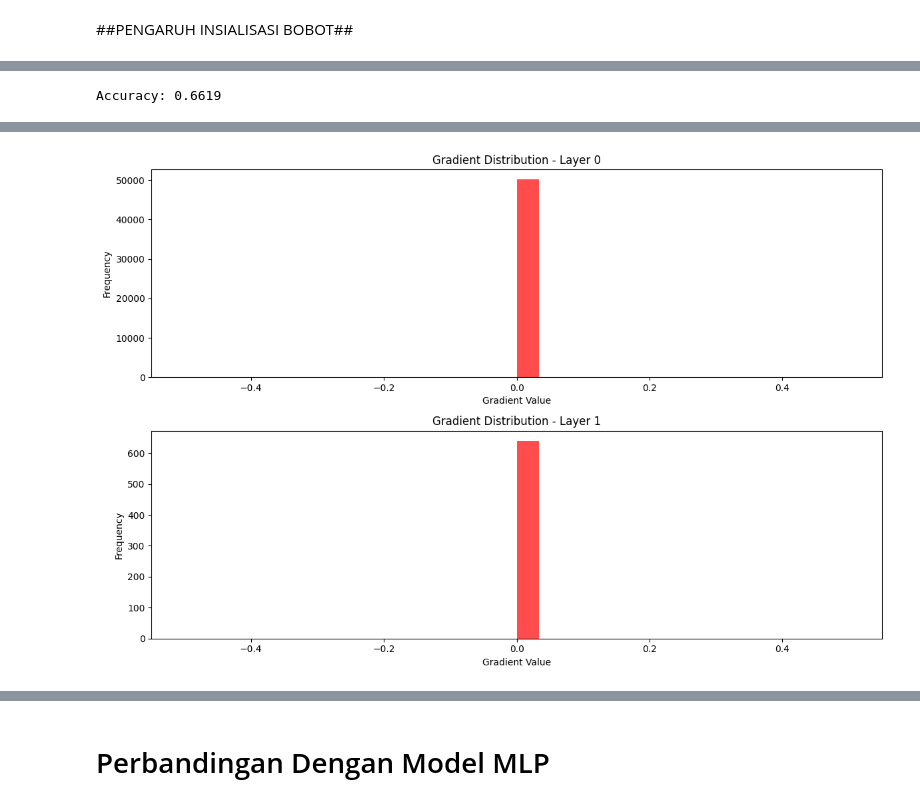
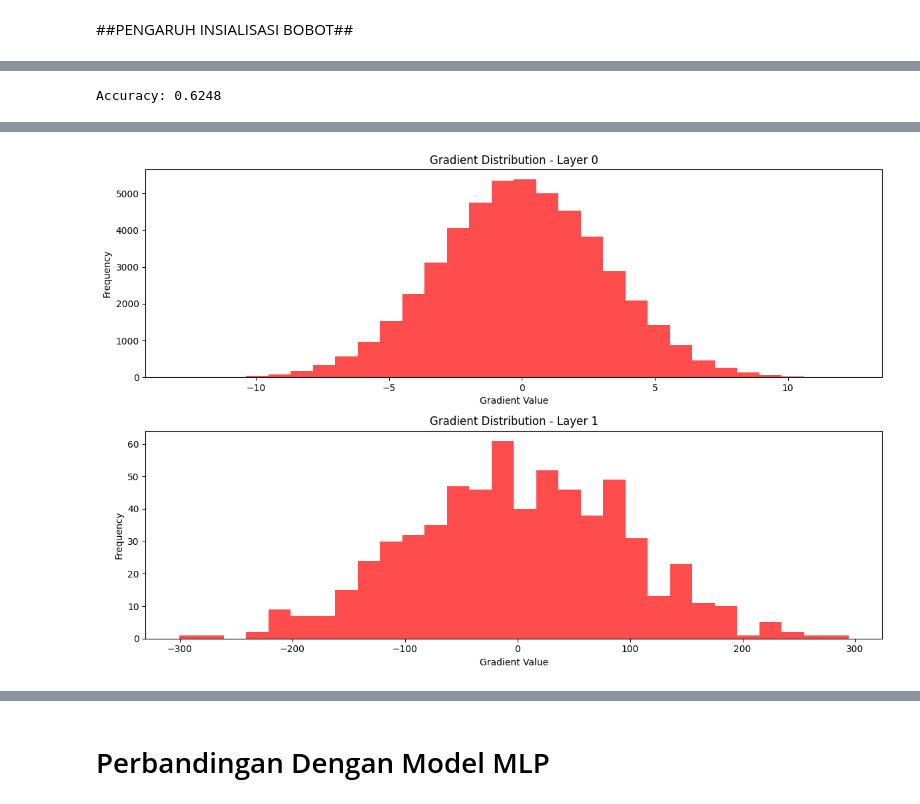
Before and after one commit to UburUburLembur/TugasBesar1IF3270_Kelompok16, a Jupyter notebook: src/test.ipynb, the cells around one changed output, grey strips where cells are left out. Cells and saved outputs as stored; diff of their text form; code cells hidden in the pictures.

```diff
--- a/src/test.ipynb
+++ b/src/test.ipynb
@@ -359,7 +377,9 @@ ann = NeuralNetwork(
     activations=["relu", "relu", "relu", "relu", "relu", "softmax"],
     loss_function="categorical_cross_entropy",
     weight_init_methods=["he", "he", "he", "he", "he", "xavier"],
-    weight_init_params=[{"seed":66}] * 6
+    weight_init_params=[{"seed":66}] * 6,
+    regularization = "l2",
+    lambda_reg = 0.001
 )
 
 ann.train(X_train, y_train, batch_size=32, learning_rate=0.01, epochs=20, X_val=X_test, y_val=y_test)
@@ -384,7 +404,9 @@ Accuracy: 0.5418
 ##PENGARUH INSIALISASI BOBOT##
 # %%
 # Zero Initialization
-ann = NeuralNetwork(input_size=784, hidden_layers=[64], output_size=10, activations=["relu", "softmax"], loss_function="categorical_cross_entropy", weight_init_methods=["zero","zero"], weight_init_params=[{"seed" : 66}, {"seed" : 66}])
+ann = NeuralNetwork(input_size=784, hidden_layers=[64], output_size=10, activations=["relu", "softmax"], loss_function="categorical_cross_entropy", weight_init_methods=["zero","zero"], weight_init_params=[{"seed" : 66}, {"seed" : 66}],
+    regularization = "l2",
+    lambda_reg = 0.001)
 ann.train(X_train, y_train, batch_size=32, learning_rate=0.01, epochs=20, X_val=X_test, y_val=y_test)
 ann.plot_loss("Zero Initialization")
 predictions = ann.predict(X_test)
@@ -409,7 +431,9 @@ Accuracy: 0.1031
 [figure]
 # %%
 # Random Uniform
-ann = NeuralNetwork(input_size=784, hidden_layers=[64], output_size=10, activations=["relu", "softmax"], loss_function="categorical_cross_entropy", weight_init_methods=["random_uniform","random_uniform"], weight_init_params=[{"seed" : 66}, {"seed" : 66}])
+ann = NeuralNetwork(input_size=784, hidden_layers=[64], output_size=10, activations=["relu", "softmax"], loss_function="categorical_cross_entropy", weight_init_methods=["random_uniform","random_uniform"], weight_init_params=[{"seed" : 66}, {"seed" : 66}],
+    regularization = "l2",
+    lambda_reg = 0.001)
 ann.train(X_train, y_train, batch_size=32, learning_rate=0.01, epochs=20, X_val=X_test, y_val=y_test)
 ann.plot_loss("Random Uniform")
 predictions = ann.predict(X_test)
@@ -435,6 +459,8 @@ Accuracy: 0.5294
 # %%
 # Random Uniform (custom)
-ann = NeuralNetwork(input_size=784, hidden_layers=[64], output_size=10, activations=["relu", "softmax"], loss_function="categorical_cross_entropy", weight_init_methods=["random_uniform","random_uniform"], weight_init_params=[{"lower" : -3}, {"upper" : 6}])
+ann = NeuralNetwork(input_size=784, hidden_layers=[64], output_size=10, activations=["relu", "softmax"], loss_function="categorical_cross_entropy", weight_init_methods=["random_uniform","random_uniform"], weight_init_params=[{"lower" : -3}, {"upper" : 6}],
+    regularization = "l2",
+    lambda_reg = 0.001)
 ann.train(X_train, y_train, batch_size=32, learning_rate=0.01, epochs=20, X_val=X_test, y_val=y_test)
 ann.plot_loss("Random Uniform (custom)")
 predictions = ann.predict(X_test)
@@ -460,6 +486,8 @@ Accuracy: 0.4446
 # %%
 # Random Normal
-ann = NeuralNetwork(input_size=784, hidden_layers=[64], output_size=10, activations=["relu", "softmax"], loss_function="categorical_cross_entropy", weight_init_methods=["random_normal","random_normal"], weight_init_params=[{"seed" : 66}, {"seed" : 66}])
+ann = NeuralNetwork(input_size=784, hidden_layers=[64], output_size=10, activations=["relu", "softmax"], loss_function="categorical_cross_entropy", weight_init_methods=["random_normal","random_normal"], weight_init_params=[{"seed" : 66}, {"seed" : 66}],
+    regularization = "l2",
+    lambda_reg = 0.001)
 ann.train(X_train, y_train, batch_size=32, learning_rate=0.01, epochs=20, X_val=X_test, y_val=y_test)
 ann.plot_loss("Random Normal")
 predictions = ann.predict(X_test)
@@ -482 +510 @@ Epoch 18/20 - Train Loss: 6.1078 - Val Loss: 6.070661582377363
-Accuracy: 0.6619
+Accuracy: 0.6248
@@ -484,3 +512,3 @@ Accuracy: 0.6619
-[figure, old version]
+[figure, new version]
 # %%
 # Random Normal (custom)
```
Also changed, not shown: parts of 24 cells of this notebook, 1 other file.
